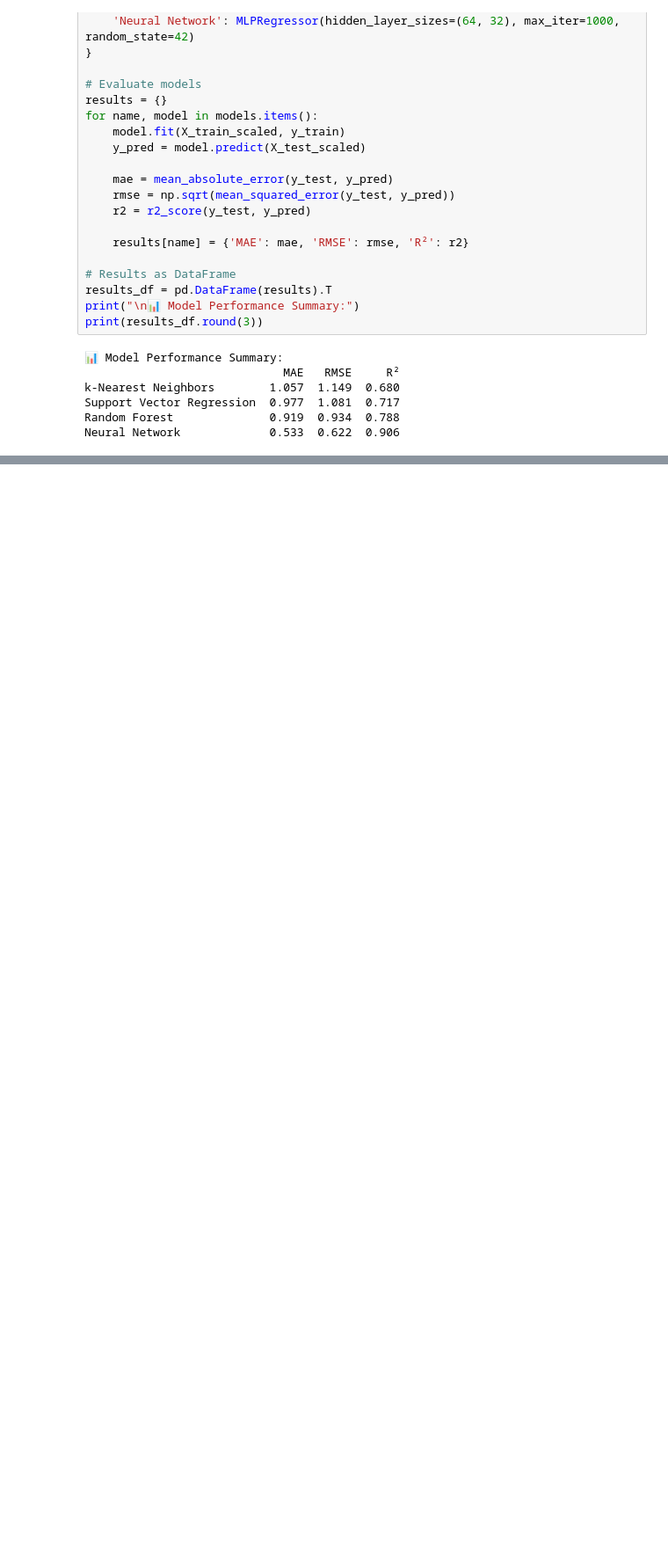
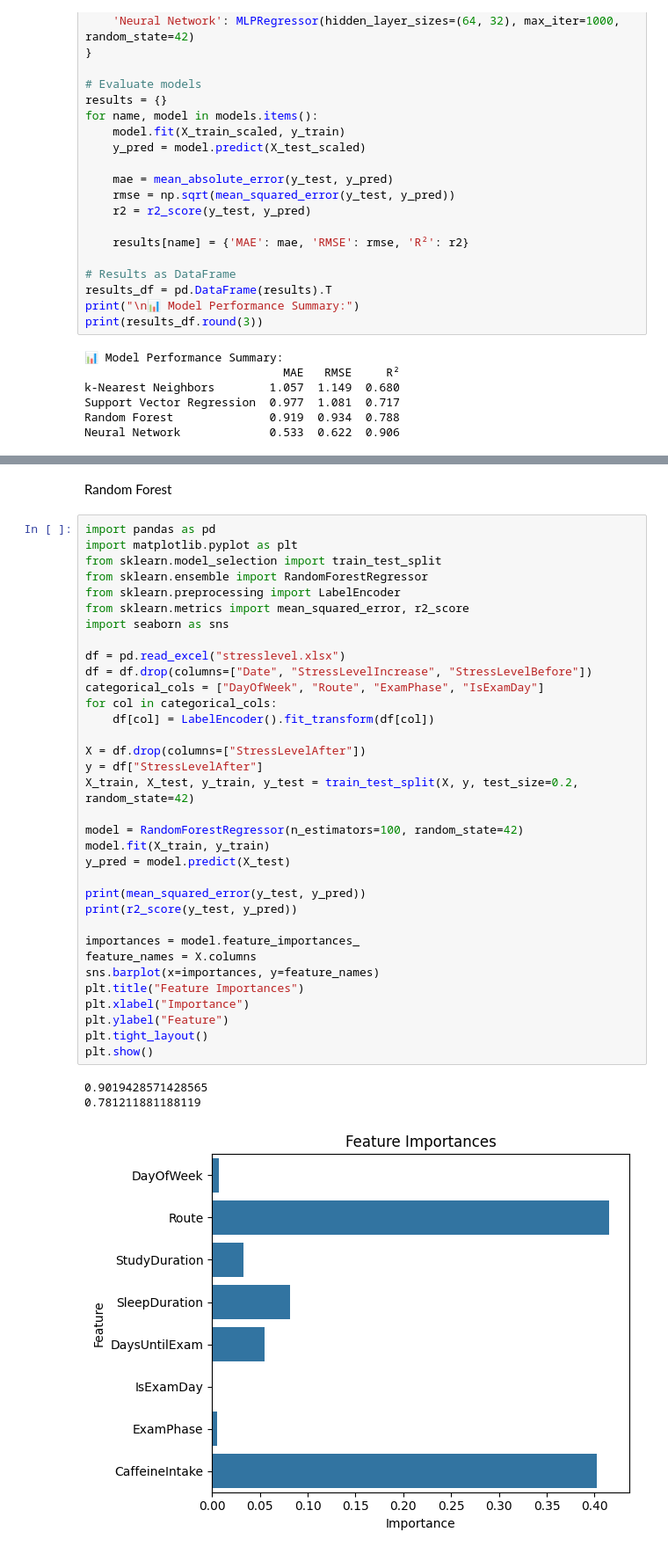
Before and after one commit to PelinAvramoglu/stresslevelanalysis, a Jupyter notebook: dsa-project.ipynb, the cells around one changed output, grey strips where cells are left out. Shown at 88% size. Cells and saved outputs as stored; diff of their text form; blank space fills up the shorter version.

```diff
--- a/dsa-project.ipynb
+++ b/dsa-project.ipynb
@@ -378,3 +378,43 @@ print(df[['StudyDuration', 'SleepDuration', 'CaffeineIntake', 'DaysUntilExam', '
 2              0              8               0              3        0
 3              6              7               3              2        1
 4              4              7               2              1        1
+# %% [markdown]
+Random Forest
+# %%
+import pandas as pd
+import matplotlib.pyplot as plt
+from sklearn.model_selection import train_test_split
+from sklearn.ensemble import RandomForestRegressor
+from sklearn.preprocessing import LabelEncoder
+from sklearn.metrics import mean_squared_error, r2_score
+import seaborn as sns
+
+df = pd.read_excel("stresslevel.xlsx")
+df = df.drop(columns=["Date", "StressLevelIncrease", "StressLevelBefore"])
+categorical_cols = ["DayOfWeek", "Route", "ExamPhase", "IsExamDay"]
+for col in categorical_cols:
+    df[col] = LabelEncoder().fit_transform(df[col])
+
+X = df.drop(columns=["StressLevelAfter"])
+y = df["StressLevelAfter"]
+X_train, X_test, y_train, y_test = train_test_split(X, y, test_size=0.2, random_state=42)
+
+model = RandomForestRegressor(n_estimators=100, random_state=42)
+model.fit(X_train, y_train)
+y_pred = model.predict(X_test)
+
+print(mean_squared_error(y_test, y_pred))
+print(r2_score(y_test, y_pred))
+
+importances = model.feature_importances_
+feature_names = X.columns
+sns.barplot(x=importances, y=feature_names)
+plt.title("Feature Importances")
+plt.xlabel("Importance")
+plt.ylabel("Feature")
+plt.tight_layout()
+plt.show()
+# %% [output]
+0.9019428571428565
+0.781211881188119
+[figure, added]
```
Also changed, not shown: parts of 12 cells of this notebook.
